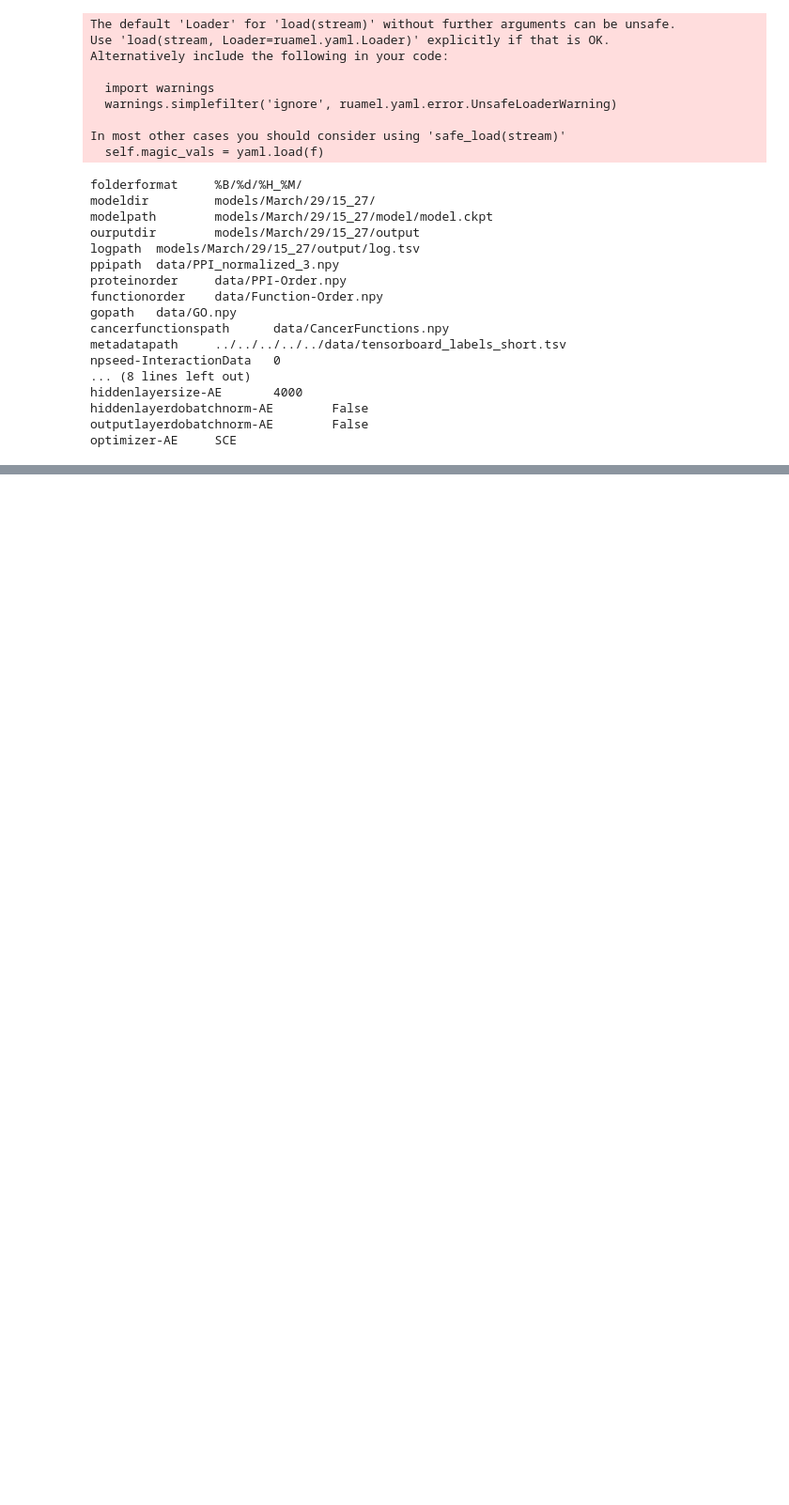
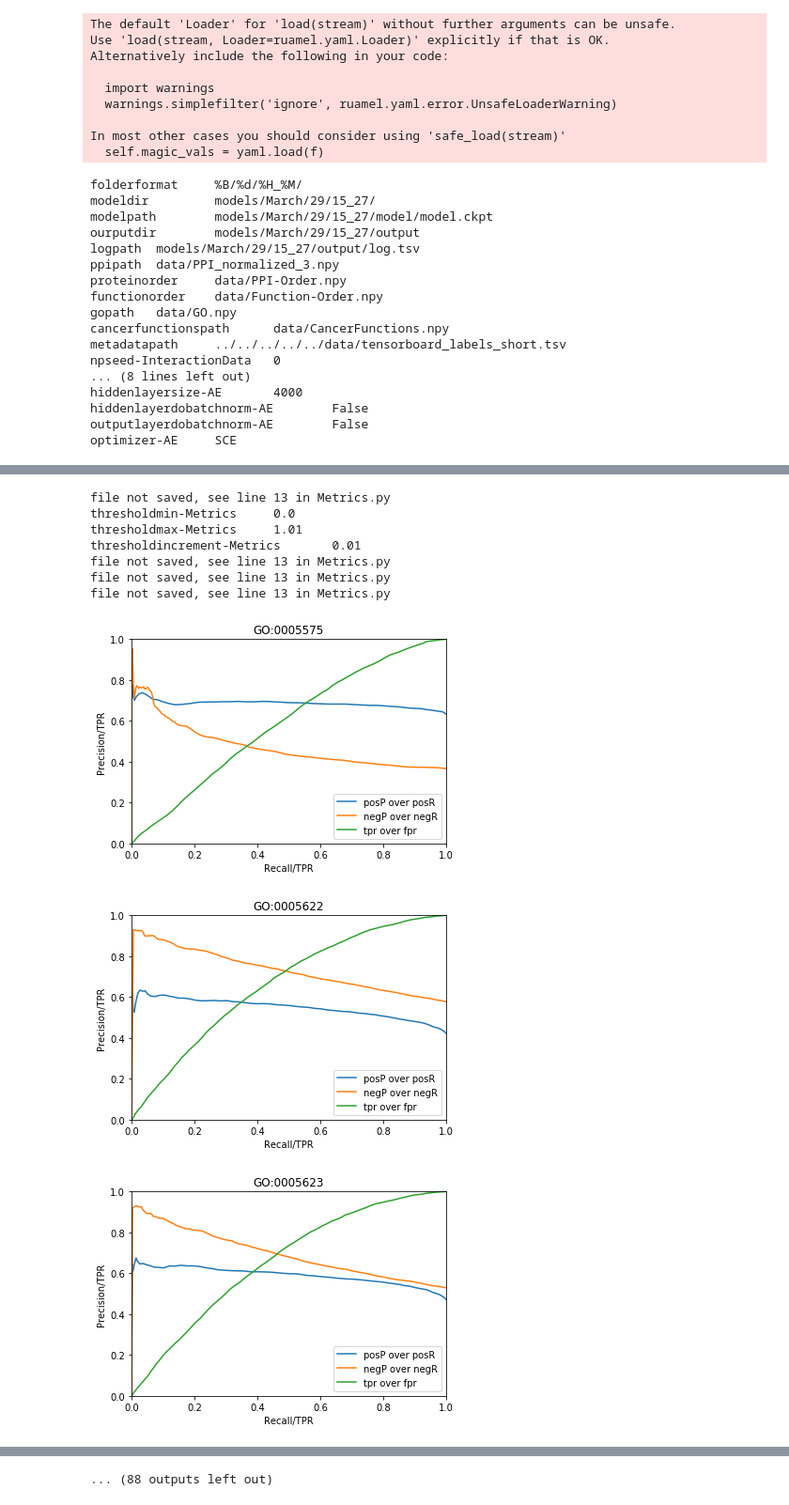
Before and after one commit to CharlesSS07/PFI2019, a Jupyter notebook: Untitled.ipynb, the cells around one changed output, grey strips where cells are left out. Shown at 94% size. Drawn from its saved outputs; the diff is of its cells as text; code cells hidden in the pictures; blank space fills up the shorter version.

Commit message:
updated with new metrics

```diff
--- a/Untitled.ipynb
+++ b/Untitled.ipynb
@@ -80,7 +85,19 @@ Y = knn.predict()
 # %%
 met = MetricGrapher(pm, ph, Y, go)
 met.new_metric(Metric.Function('posP'), Metric.Function('posR'))
 met.new_metric(Metric.Function('negP'), Metric.Function('negR'))
-met.axies = ['Recall', 'Precision']
+met.new_metric(Metric.Function('tpr'), Metric.Function('fpr'))
+met.axies = ['Recall/TPR', 'Precision/TPR']
 met.initialize_metrics()
 met.make_graphs(show=True)
+# %% [output]
+file not saved, see line 13 in Metrics.py
+thresholdmin-Metrics     0.0
+thresholdmax-Metrics     1.01
+thresholdincrement-Metrics       0.01
+file not saved, see line 13 in Metrics.py
+file not saved, see line 13 in Metrics.py
+file not saved, see line 13 in Metrics.py
+[figure, added]
+[figure, added]
+[figure, added]
@@ -86,0 +112 @@ met.make_graphs(show=True)
+... (88 outputs left out)
```
Also changed, not shown: parts of 8 cells of this notebook.
